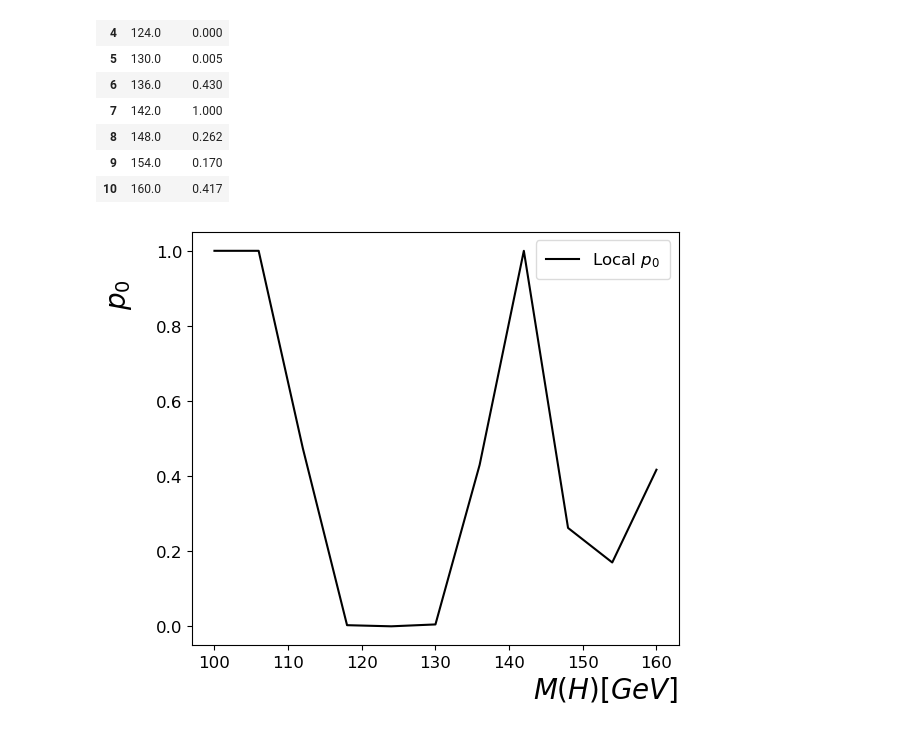
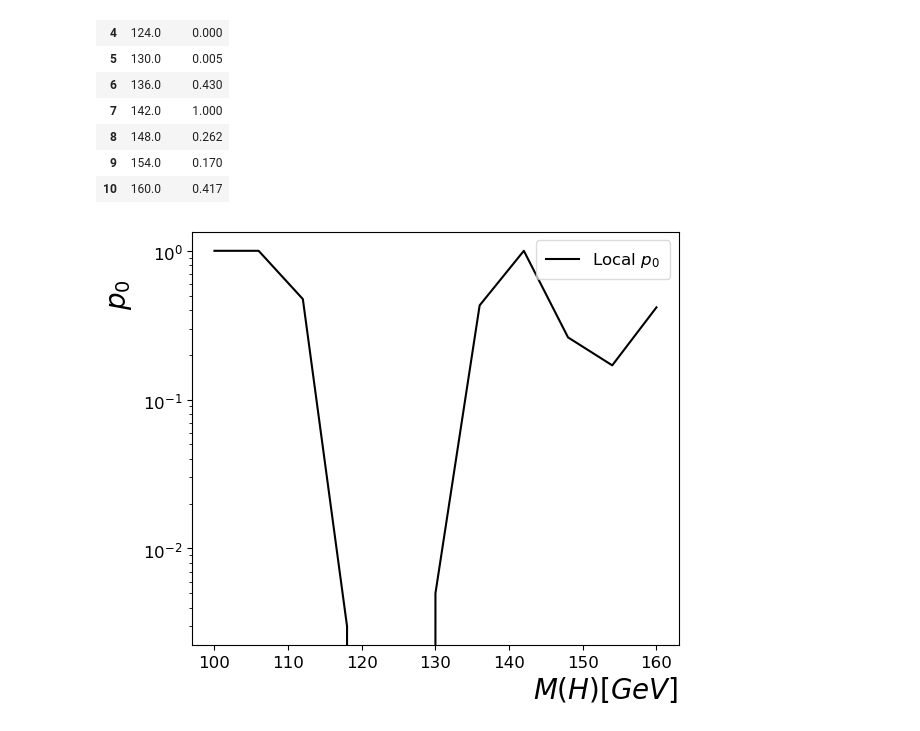
Before and after one commit to asegura4488/StatsHEP, a Jupyter notebook: MultiChannel/LHC/Significance_pvalue.ipynb, the cells around one changed output. Drawn from its saved outputs; the diff is of its cells as text; code cells hidden in the pictures.

```diff
--- a/MultiChannel/LHC/Significance_pvalue.ipynb
+++ b/MultiChannel/LHC/Significance_pvalue.ipynb
@@ -282,27 +282,27 @@ DataFinal.to_csv('LocalPvalue.csv',index=False)
 # %%
 fig = plt.figure()
 ax = fig.add_subplot(1,1,1)
 ax.plot(DataFinal['Mass'],DataFinal['Local-p0'],color='k',label=r'Local $p_{0}$')
 
 #ax.axvline(x=qmObs,color='k',label=r'$q_{0,obs}$')
 
 # Label X
 ax.set_xlabel(r'$M(H)[GeV]$')
 ax.xaxis.set_label_coords(0.85,-0.07)
 
 # Label Y
 ax.set_ylabel(r'$p_{0}$')
 ax.yaxis.set_label_coords(-0.12,0.85)
 
-#ax.set_yscale('log')
+ax.set_yscale('log')
 
 # Ajustar los márgenes automáticamente
 plt.tight_layout()
 
 #Legend
 ax.legend(loc='upper right',bbox_to_anchor=(1,1),ncol=1,title='')
 
 #
 plt.savefig('LocalP0.pdf')
 # %% [output]
-[figure, old version]
+[figure, new version]
```
